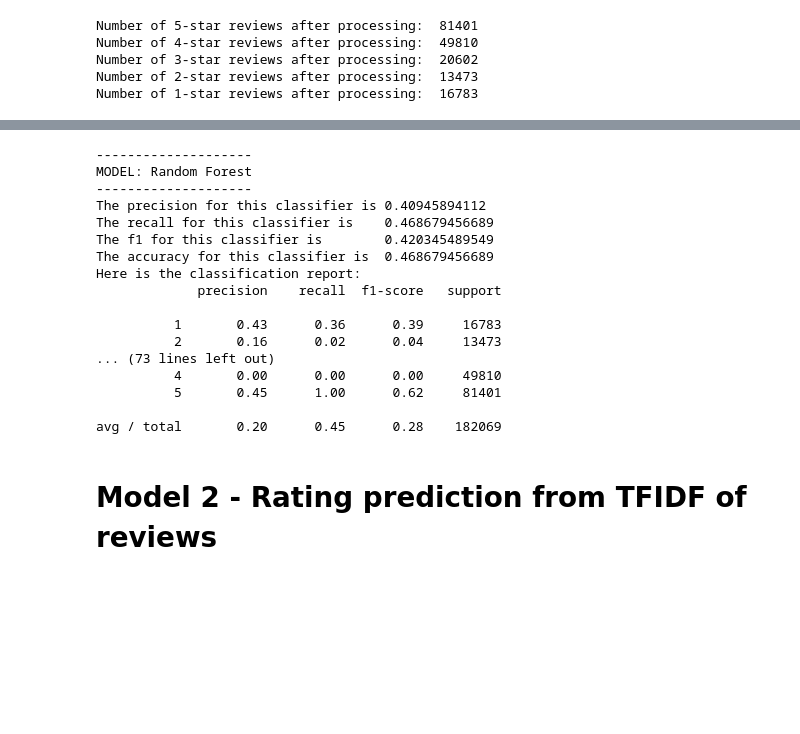
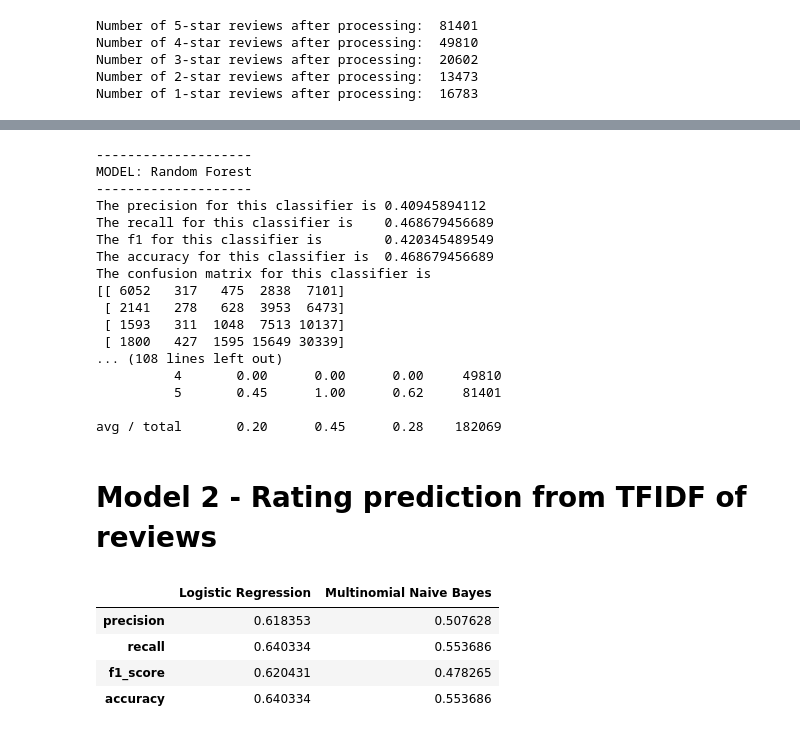
Before and after one commit to piyushghai/Yelp-Dataset-Analysis, a Jupyter notebook: yelp_rating_pred.ipynb, the cells around one changed output, grey strips where cells are left out. Cells and saved outputs as stored; diff of their text form; code cells hidden in the pictures; blank space fills up the shorter version.

```diff
--- a/yelp_rating_pred.ipynb
+++ b/yelp_rating_pred.ipynb
@@ -478,7 +480,8 @@ for model, val in LDAResults.iteritems():
     print 'The recall for this classifier is    ' + str(val['recall'])
     print 'The f1 for this classifier is        ' + str(val['f1_score'])
     print 'The accuracy for this classifier is  ' + str(val['accuracy'])
-    print 'Here is the classification report:'
+    print 'The confusion matrix for this classifier is  \n' + str(val['clf_matrix'])
+    print '\nHere is the classification report:'
     print val['clf_report']
 # %% [output]
 --------------------
@@ -488,18 +491,22 @@ The precision for this classifier is 0.40945894112
 The recall for this classifier is    0.468679456689
 The f1 for this classifier is        0.420345489549
 The accuracy for this classifier is  0.468679456689
-Here is the classification report:
-             precision    recall  f1-score   support
-
-          1       0.43      0.36      0.39     16783
-          2       0.16      0.02      0.04     13473
-... (73 lines left out)
+The confusion matrix for this classifier is
+[[ 6052   317   475  2838  7101]
+ [ 2141   278   628  3953  6473]
+ [ 1593   311  1048  7513 10137]
+ [ 1800   427  1595 15649 30339]
+... (108 lines left out)
           4       0.00      0.00      0.00     49810
           5       0.45      1.00      0.62     81401
 
 avg / total       0.20      0.45      0.28    182069
 # %% [markdown]
 # Model 2 - Rating prediction from TFIDF of reviews
+# %%
+all_text_train = pickle.load(open('all_text_train.p', 'rb'))
+# %%
+all_text_test = pickle.load(open('all_text_test.p', 'rb'))
 # %%
 vectorizer = TfidfVectorizer()
 
@@ -509,30 +516,36 @@ tfidfXtest = vectorizer.transform(all_text_test)
 tfidfYtrain = topic_dist_train_1_2_3_4_5_df['Star']
 tfidfYtest = topic_dist_test_1_2_3_4_5_df['Star']
 # %%
-clfs = [KNeighborsClassifier(), MultinomialNB(), LogisticRegression()]
-clf_names = ['Nearest Neighbors', 'Multinomial Naive Bayes', 'Logistic Regression']
+clfs = [MultinomialNB(), LogisticRegression()]
+clf_names = ['Multinomial Naive Bayes', 'Logistic Regression']
 
 TFIDF_Pred_Results = {}
 for (i, clf_) in enumerate(clfs):
     clf = clf_.fit(tfidfXtrain, tfidfYtrain)
     preds = clf.predict(tfidfXtest)
 
     precision = metrics.precision_score(tfidfYtest, preds)
     recall = metrics.recall_score(tfidfYtest, preds)
     f1 = metrics.f1_score(tfidfYtest, preds)
     accuracy = accuracy_score(tfidfYtest, preds)
     report = classification_report(tfidfYtest, preds)
     matrix = metrics.confusion_matrix(tfidfYtest, preds, labels=starsGroup.groups.keys())
 
     data = {'precision':precision,
             'recall':recall,
             'f1_score':f1,
             'accuracy':accuracy,
             'clf_report':report,
             'clf_matrix':matrix,
             'y_predicted':preds}
 
     TFIDF_Pred_Results[clf_names[i]] = data
 
 cols = ['precision', 'recall', 'f1_score', 'accuracy']
 pd.DataFrame(TFIDF_Pred_Results).T[cols].T
+# %% [output]
+|  | Logistic Regression | Multinomial Naive Bayes |
+| precision | 0.618353 | 0.507628 |
+| recall | 0.640334 | 0.553686 |
+| f1_score | 0.620431 | 0.478265 |
+| accuracy | 0.640334 | 0.553686 |
```
Also changed, not shown: parts of 13 cells of this notebook.
